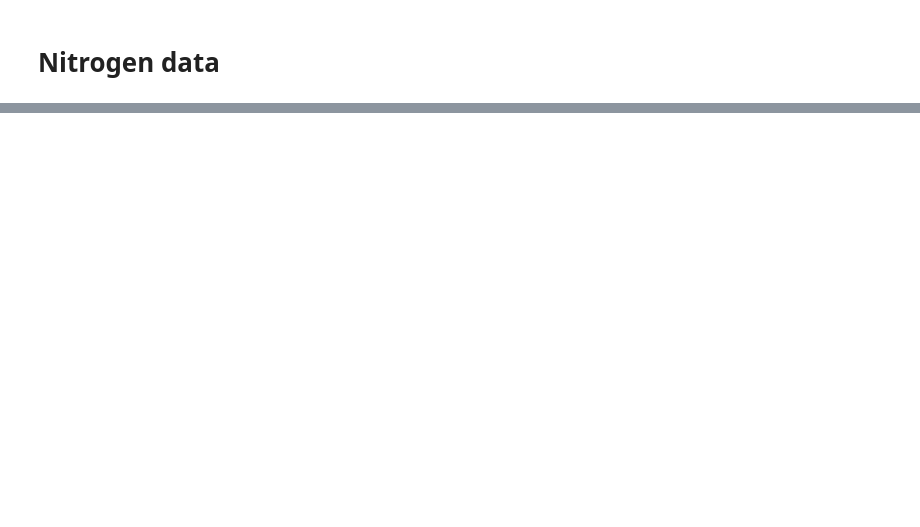
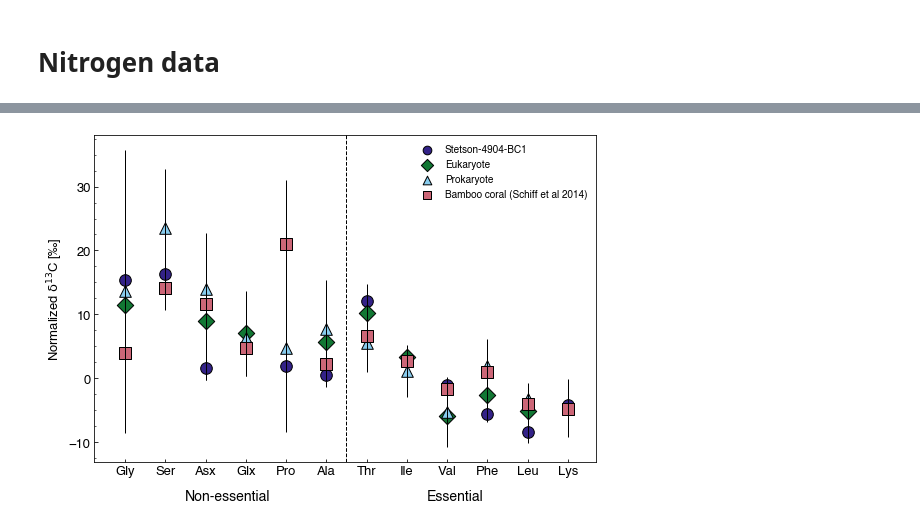
Before and after one commit to johntamu/seus-python, a Jupyter notebook: Plotting AA data.ipynb, the cells around one changed output, grey strips where cells are left out. Cells and saved outputs as stored; diff of their text form; code cells hidden in the pictures; blank space fills up the shorter version.

```diff
--- a/Plotting AA data.ipynb
+++ b/Plotting AA data.ipynb
@@ -114,0 +420,3 @@ plt.savefig('fig_mean_aa_plot.png', dpi = 300, bbox_inches='tight')
+# %%
+norm = pd.read_csv("~/Documents/GitHub/data/means_normalized_c-csia.csv")
+norm
@@ -114,0 +433,52 @@ plt.savefig('fig_mean_aa_plot.png', dpi = 300, bbox_inches='tight')
+# %%
+mpl.rc('font',family='Helvetica')
+fig, ax = plt.subplots(figsize=(9, 6))
+norm_c = r'Normalized $\mathrm{\delta}^{13}$C ['u"\u2030]"
+linewidth = 1
+size = 135
+
+x = norm.iloc[:,0]
+
+ax.scatter(x, 'coral', data = norm, marker = 'o', s = size,
+        linewidth = linewidth, edgecolor = 'black', facecolor = '#332288', label = 'Stetson-4904-BC1')
+ax.scatter(x, 'euk', data = norm, marker = 'D', s = size,
+        linewidth = linewidth, edgecolor = 'black', facecolor = '#117733', label = 'Eukaryote')
+ax.scatter(x, 'prok', data = norm, marker = '^', s = size,
+        linewidth = linewidth, edgecolor = 'black', facecolor = '#88CCEE', label = 'Prokaryote')
+ax.scatter(x, 'bam', data = norm, marker = 's', s = size,
+        linewidth = linewidth, edgecolor = 'black', facecolor = '#CC6677', label = 'Bamboo coral (Schiff et al 2014)')
+
+plt.errorbar(x,norm['coral'], yerr=[norm['coral_sd'],norm['coral_sd']],
+             fmt='o', color = 'black', linewidth = linewidth, markerfacecolor = 'None', markeredgecolor = 'None')
+plt.errorbar(x,norm['euk'], yerr=[norm['euk_sd'],norm['euk_sd']],
+             fmt='o', color = 'black', linewidth = linewidth, markerfacecolor = 'None', markeredgecolor = 'None')
+plt.errorbar(x,norm['prok'], yerr=[norm['prok_sd'],norm['prok_sd']],
+             fmt='o', color = 'black', linewidth = linewidth, markerfacecolor = 'None', markeredgecolor = 'None')
+plt.errorbar(x,norm['bam'], yerr=[norm['bam_sd'],norm['bam_sd']],
+             fmt='o', color = 'black', linewidth = linewidth, markerfacecolor = 'None', markeredgecolor = 'None')
+
+ax.yaxis.set_minor_locator(MultipleLocator(2.5))
+ax.tick_params(direction='in', which = 'both')
+ax.set_ylabel(norm_c, size = 13)
+for tick in ax.get_xticklabels():
+#     tick.set_fontname("Helvetica")
+    tick.set_fontsize(13)
+for tick in ax.get_yticklabels():
+#     tick.set_fontname("Helvetica")
+    tick.set_fontsize(13)
+
+lgnd = plt.legend(frameon = False, loc = 0)
+lgndsize = 75
+lgnd.legendHandles[0]._sizes = [lgndsize]
+lgnd.legendHandles[1]._sizes = [lgndsize]
+lgnd.legendHandles[2]._sizes = [lgndsize]
+lgnd.legendHandles[3]._sizes = [lgndsize]
+
+plt.axvline(x=5.5, linewidth = 1, color = 'black', linestyle = '--')
+
+plt.text(7.5, -19, "Essential", fontsize=14)
+plt.text(1.5, -19, "Non-essential", fontsize=14)
+
+plt.savefig('fig_csiaa_normalized.png', dpi = 300, bbox_inches='tight')
+# %% [output]
+[figure, added]
```
Also changed, not shown: parts of 13 cells of this notebook, 18 other files.
